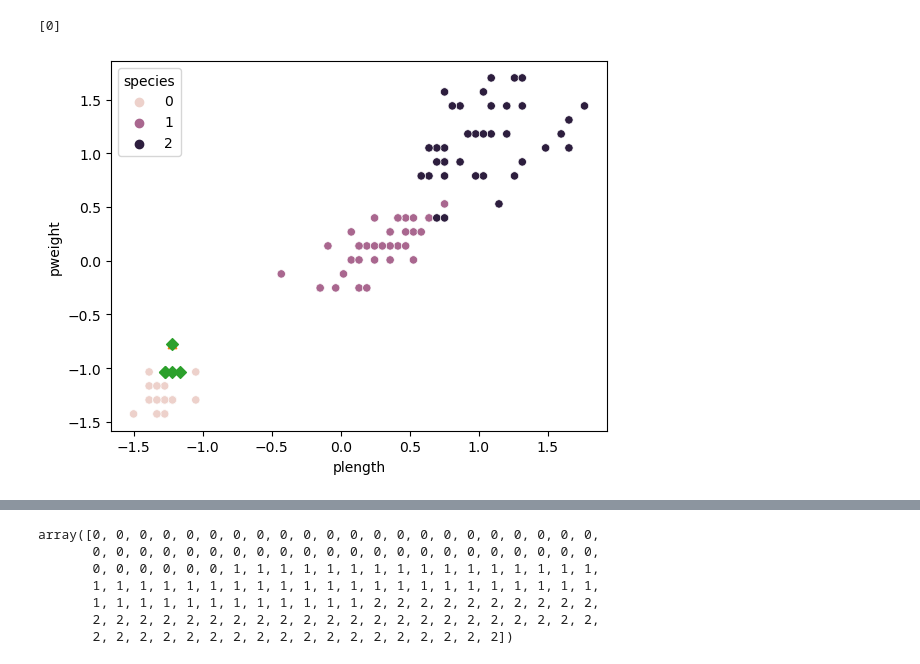
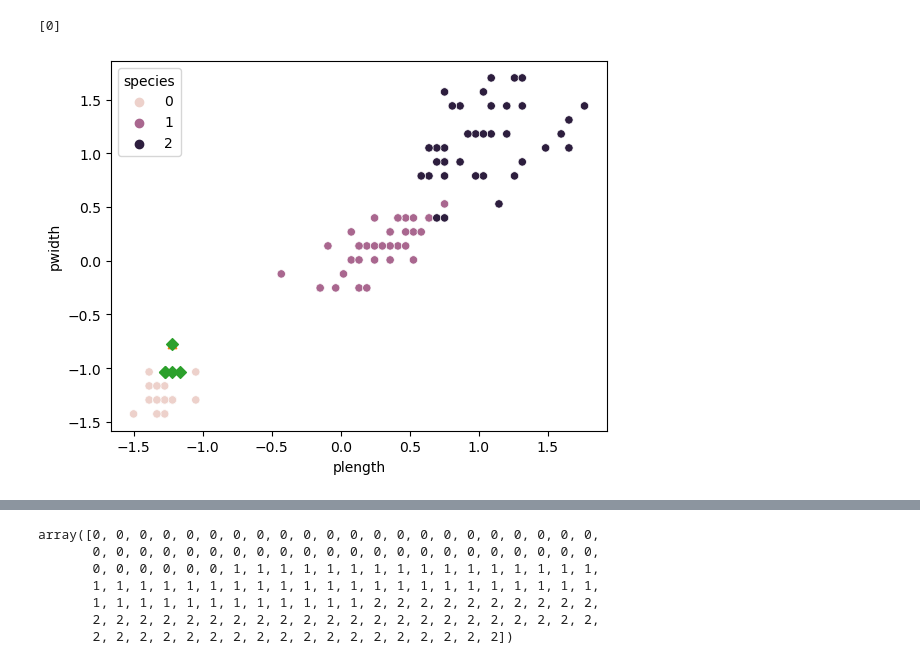
Before and after one commit to Worldofgentleken/ds_study, a Jupyter notebook: source_code/01. ML Iris prac.ipynb, the cells around one changed output, grey strips where cells are left out. Saved outputs shown, nothing was run; the diff lists cells and outputs as text; code cells hidden in the pictures.

```diff
--- a/source_code/01. ML Iris prac.ipynb
+++ b/source_code/01. ML Iris prac.ipynb
@@ -349,18 +349,18 @@ print(model3.predict([new]))
 # %%
 distances, indexes = model3.kneighbors([new])
 sns.scatterplot(
     data = iris_pd,
     x = X_train_scaled.iloc[:,0],
     y = X_train_scaled.iloc[:,1],
     hue= 'species'
 )
 plt.scatter(new[0], new[1], marker='^')
 plt.scatter(X_train_scaled.iloc[indexes.flatten(),0], X_train_scaled.iloc[indexes.flatten(),1], marker='D')
 plt.xlabel('plength')
-plt.ylabel('pweight')
+plt.ylabel('pwidth')
 plt.show()
 # %% [output]
-[figure, old version]
+[figure, new version]
 # %%
 iris.data
 # %% [output]
```
Also changed, not shown: parts of 2 cells of this notebook.
